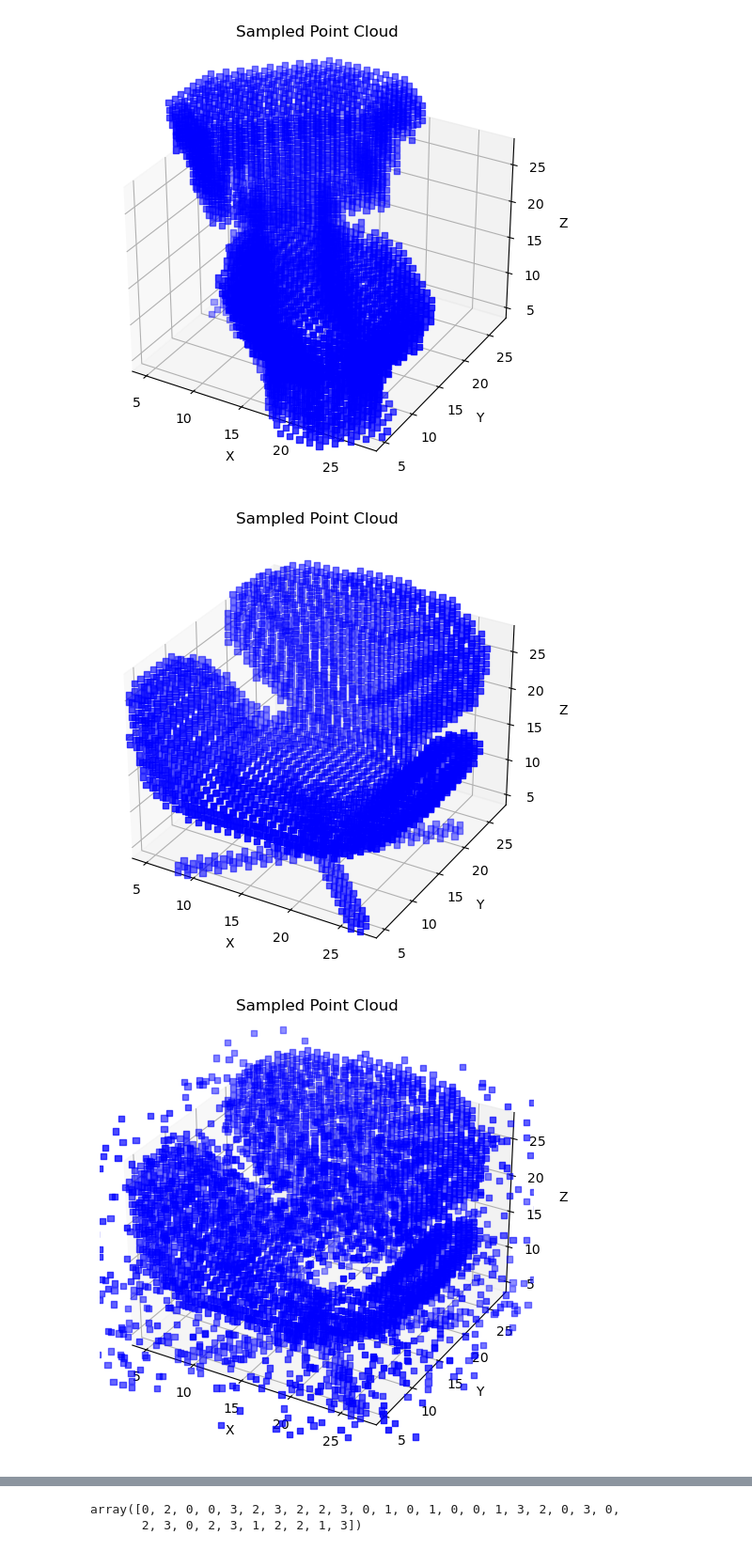
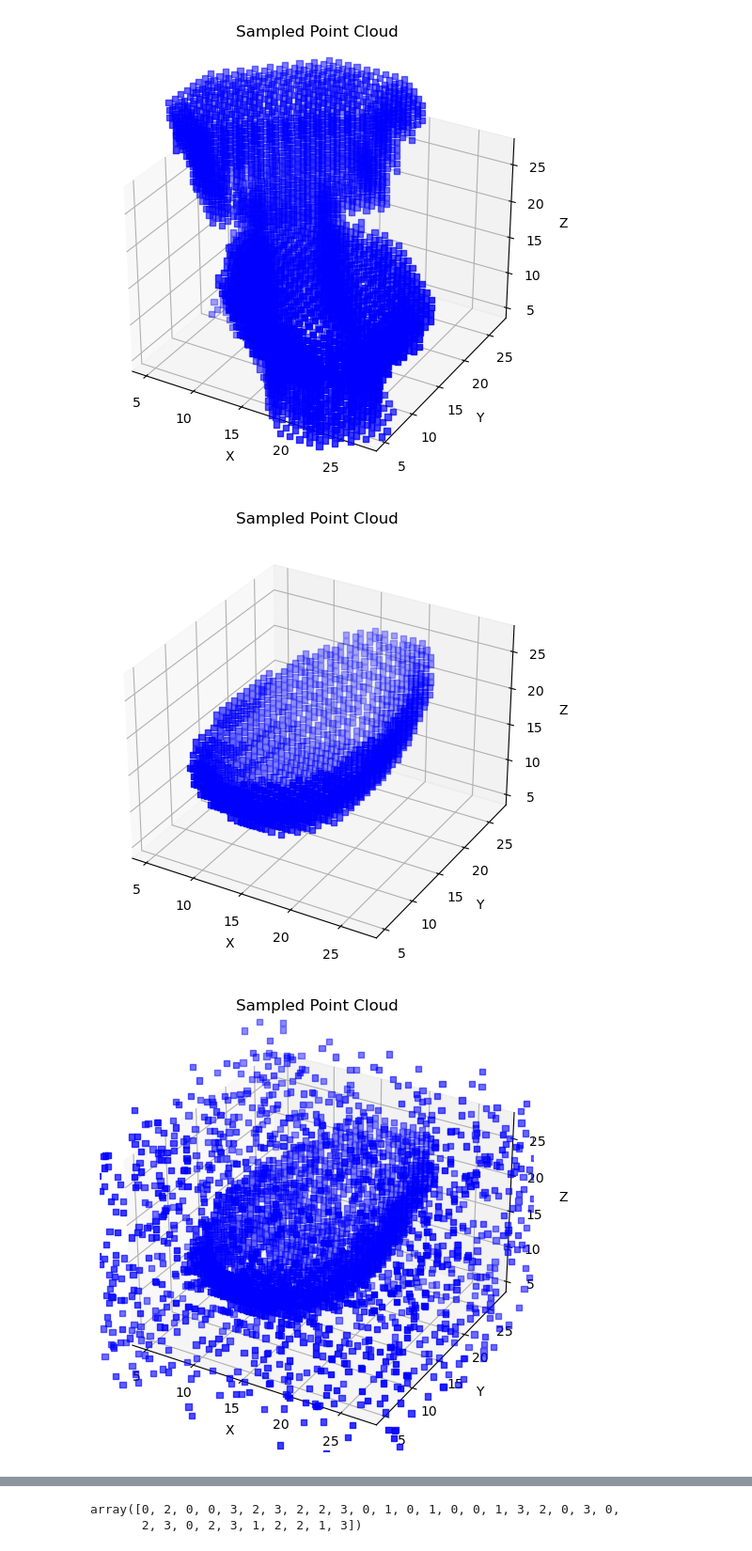
Before and after one commit to HirokiYasuda03/VoxNet.pytorch, a Jupyter notebook: visualize.ipynb, the cells around one changed output, grey strips where cells are left out. Shown at 94% size. Drawn from its saved outputs; the diff is of its cells as text; code cells hidden in the pictures.

```diff
--- a/visualize.ipynb
+++ b/visualize.ipynb
@@ -125,11 +123,11 @@ visualize_voxel(ratated_voxel[4])
 # %% [output]
 [figure]
 # %%
-visualize_voxel(voxel[1])
+visualize_voxel(voxel[15])
 # %% [output]
-[figure, old version]
+[figure, new version]
 # %%
-visualize_voxel(noised_voxel[1])
+visualize_voxel(noised_voxel[15])
 # %% [output]
-[figure, old version]
+[figure, new version]
 # %%
```
Also changed, not shown: parts of 3 cells of this notebook, 4 other files.
